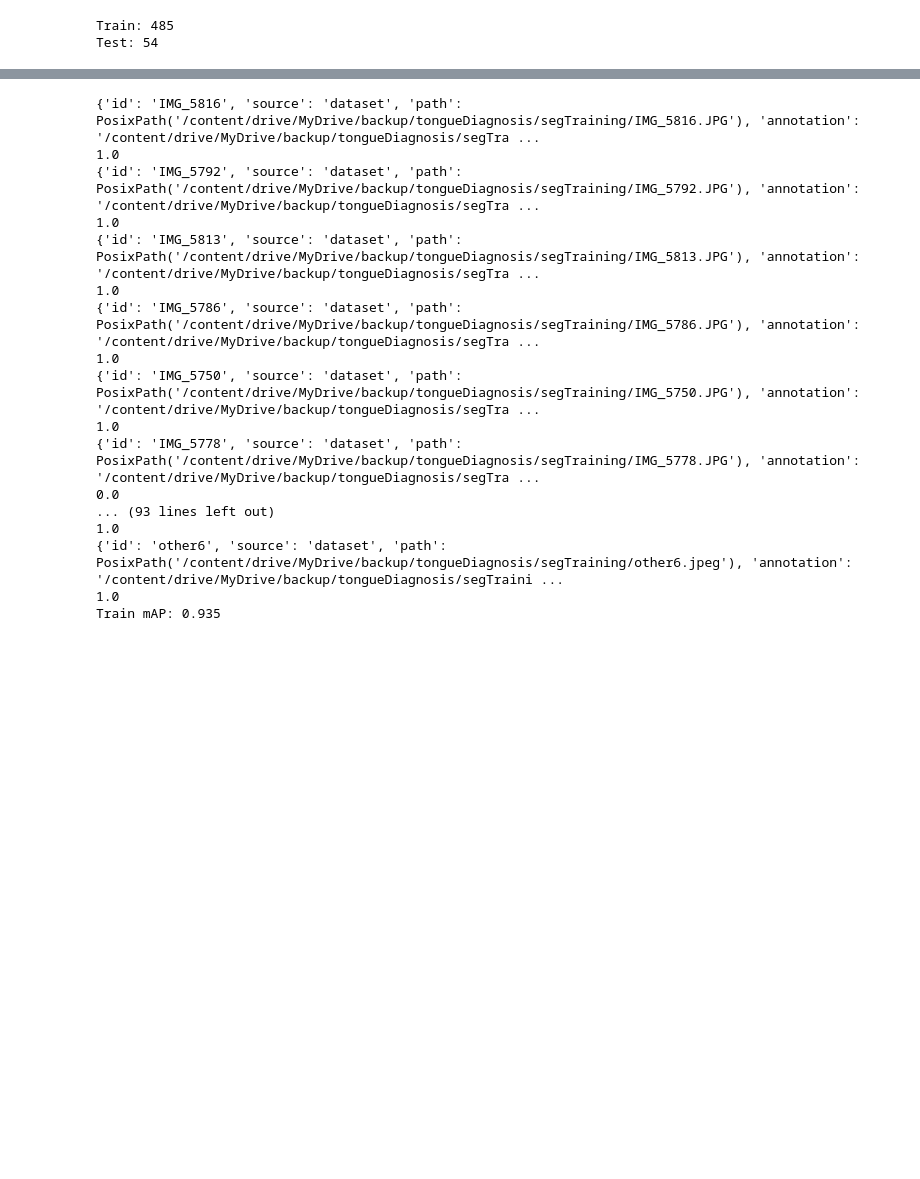
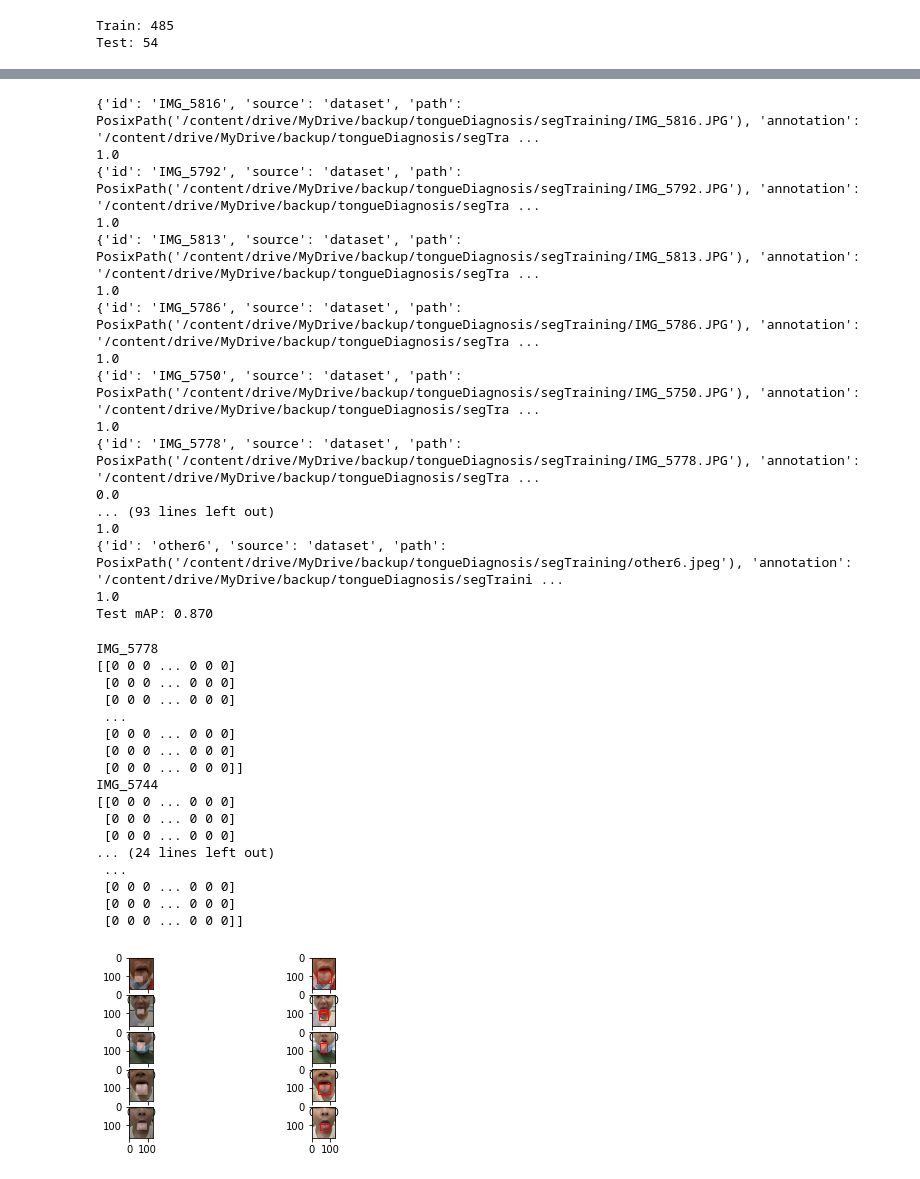
Before and after one commit to zhiyingproject/tongueDiagnosis, a Jupyter notebook: imgSeg.ipynb, the cells around one changed output, grey strips where cells are left out. Drawn from its saved outputs; the diff is of its cells as text; code cells hidden in the pictures; blank space fills up the shorter version.

```diff
--- a/imgSeg.ipynb
+++ b/imgSeg.ipynb
@@ -255,7 +256,7 @@ test_ds.prepare()
 print('Test: %d' % len(test_ds.image_ids))
 
 
-weights_file = '/content/drive/MyDrive/backup/tongueDiagnosis/models/mask_rcnn_tongue_cfg_0005.h5'  # !!!!!need to identify
+weights_file = '/content/drive/MyDrive/backup/tongueDiagnosis/models/mask_rcnn_tongue_cfg_0016.h5'  # !!!!!need to identify
 print(model_path)
 cfg_pred = predictionConfig()
 model = MaskRCNN(mode='inference', model_dir=model_path, config=cfg_pred)
@@ -274,6 +282,6 @@ Use `tf.cast` instead.
 # %%
 train_mAP = evaluate_model(test_ds, model, cfg_pred)
-print("Train mAP: %.3f" % train_mAP)
+print("Test mAP: %.3f" % train_mAP)
 # %% [output]
 {'id': 'IMG_5816', 'source': 'dataset', 'path': PosixPath('/content/drive/MyDrive/backup/tongueDiagnosis/segTraining/IMG_5816.JPG'), 'annotation': '/content/drive/MyDrive/backup/tongueDiagnosis/segTra ...
 1.0
@@ -291,30 +299,53 @@ print("Train mAP: %.3f" % train_mAP)
 1.0
 {'id': 'other6', 'source': 'dataset', 'path': PosixPath('/content/drive/MyDrive/backup/tongueDiagnosis/segTraining/other6.jpeg'), 'annotation': '/content/drive/MyDrive/backup/tongueDiagnosis/segTraini ...
 1.0
-Train mAP: 0.935
+Test mAP: 0.870
 # %%
-def plot_actual_vs_predicted(ds, model, cfg, n_image=2):
-    for i in range(n_image):
-        image = ds.load_image(i)
-        mask, _ = ds.load_mask(i)
+def plot_actual_vs_predicted(ds, model, cfg, start, end):
+    i = 0
+    for i_img in range(start, end):
+        image = ds.load_image(i_img)
+        n_image = end - start + 1
+        print(ds.image_info[i_img]['id'])
+        mask, _ = ds.load_mask(i_img)
         scaled_image = mold_image(image, cfg)
         sample = expand_dims(scaled_image, 0)
         yhat = model.detect(sample, verbose=0)[0]
         plt.subplot(n_image, 2, i*2+1)
         plt.imshow(image)
-        plt.title('Actual')
+        # plt.title('Actual')
         for j in range(mask.shape[2]):
             plt.imshow(mask[:, :, j], cmap='gray', alpha=0.3)
         plt.subplot(n_image, 2, i*2+2)
         plt.imshow(image)
-        plt.title('Predict')
+        # plt.title('Predict')
         ax = plt.gca()
         for box in yhat['rois']:
             y1, x1, y2, x2 = box
             width, height = x2 - x1, y2 - y1
             rect = Rectangle((x1, y1), width, height, fill=False, color='red')
             ax.add_patch(rect)
+        i += 1
     plt.show()
 # %%
 from matplotlib.patches import Rectangle
-plot_actual_vs_predicted(test_ds, model, cfg_pred, 5)
+plot_actual_vs_predicted(test_ds, model, cfg_pred, 5,10)
+# %% [output]
+IMG_5778
+[[0 0 0 ... 0 0 0]
+ [0 0 0 ... 0 0 0]
+ [0 0 0 ... 0 0 0]
+ ...
+ [0 0 0 ... 0 0 0]
+ [0 0 0 ... 0 0 0]
+ [0 0 0 ... 0 0 0]]
+IMG_5744
+[[0 0 0 ... 0 0 0]
+ [0 0 0 ... 0 0 0]
+ [0 0 0 ... 0 0 0]
+... (24 lines left out)
+ ...
+ [0 0 0 ... 0 0 0]
+ [0 0 0 ... 0 0 0]
+ [0 0 0 ... 0 0 0]]
+[figure, added]
```
Also changed, not shown: parts of 5 cells of this notebook.
